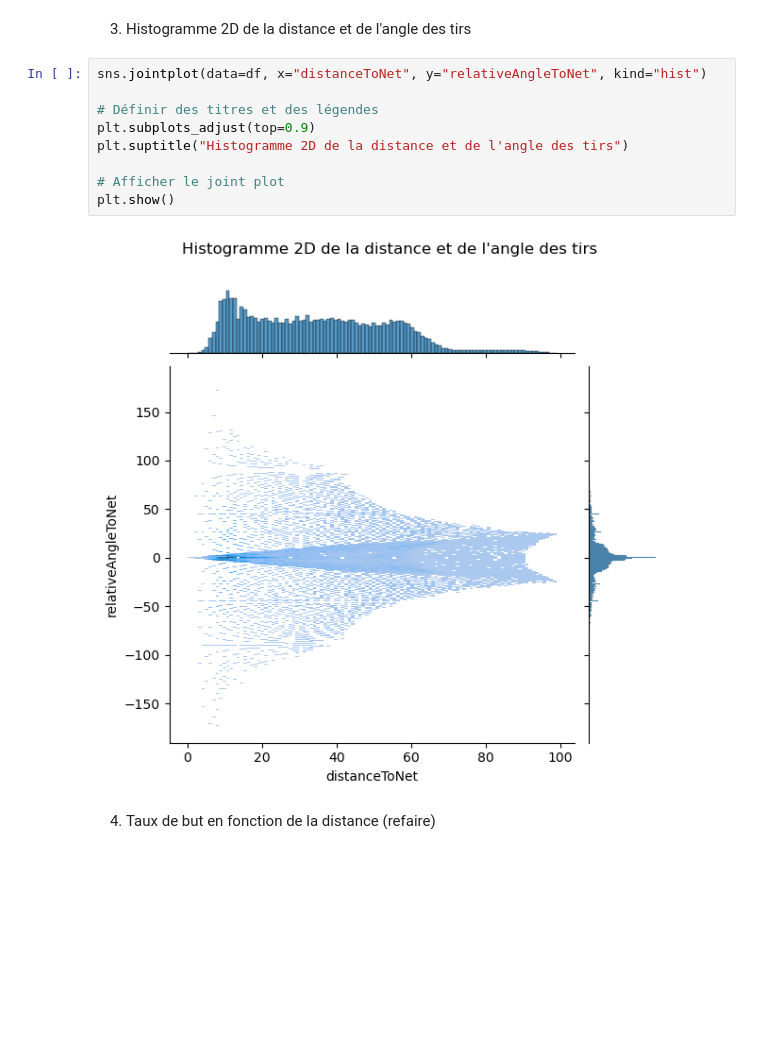
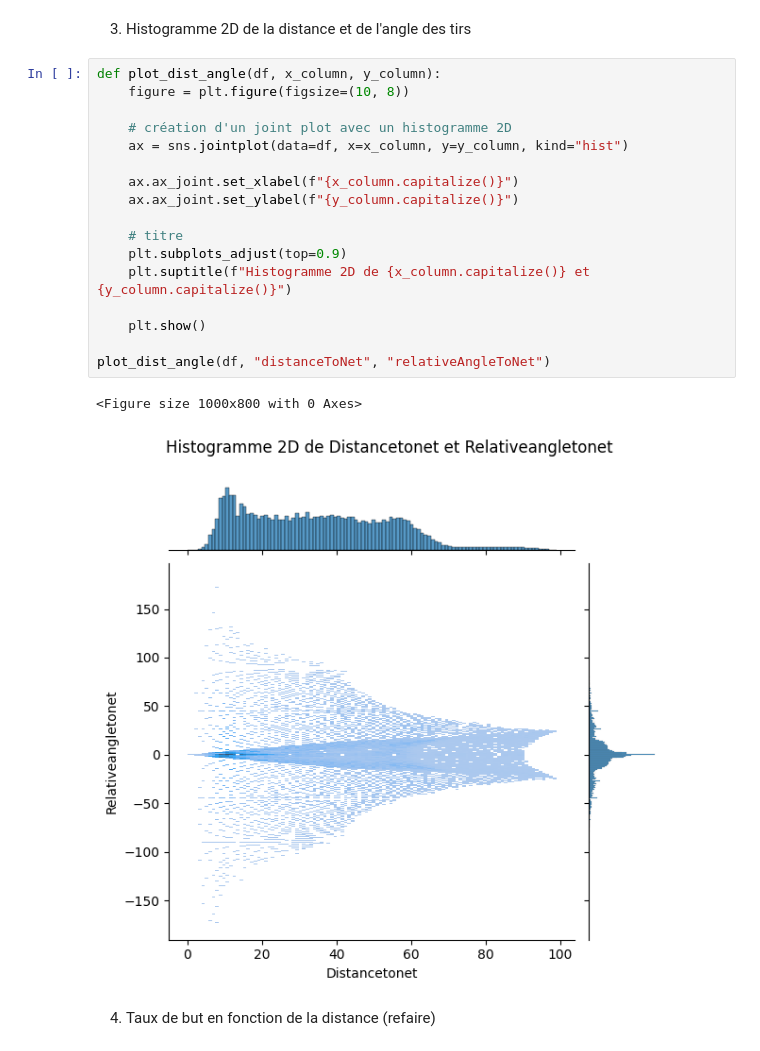
Before and after one commit to Alexia57/A02-projet, a Jupyter notebook: notebooks/Milestone2.ipynb, the cells around one changed output. Cells and saved outputs as stored; diff of their text form; blank space fills up the shorter version.

```diff
--- a/notebooks/Milestone2.ipynb
+++ b/notebooks/Milestone2.ipynb
@@ -186,16 +194,25 @@ plt.show()
 # %% [markdown]
 3) Histogramme 2D de la distance et de l'angle des tirs
-# %%
-sns.jointplot(data=df, x="distanceToNet", y="relativeAngleToNet", kind="hist")
-
-# Définir des titres et des légendes
-plt.subplots_adjust(top=0.9)
-plt.suptitle("Histogramme 2D de la distance et de l'angle des tirs")
-
-# Afficher le joint plot
-plt.show()
-# %% [output]
-[figure, removed]
+# %%
+def plot_dist_angle(df, x_column, y_column):
+    figure = plt.figure(figsize=(10, 8))
+
+    # création d'un joint plot avec un histogramme 2D
+    ax = sns.jointplot(data=df, x=x_column, y=y_column, kind="hist")
+
+    ax.ax_joint.set_xlabel(f"{x_column.capitalize()}")
+    ax.ax_joint.set_ylabel(f"{y_column.capitalize()}")
+
+    # titre
+    plt.subplots_adjust(top=0.9)
+    plt.suptitle(f"Histogramme 2D de {x_column.capitalize()} et {y_column.capitalize()}")
+
+    plt.show()
+
+plot_dist_angle(df, "distanceToNet", "relativeAngleToNet")
+# %% [output]
+<Figure size 1000x800 with 0 Axes>
+[figure, added]
 # %% [markdown]
 4) Taux de but en fonction de la distance (refaire)
 # %%
```
Also changed, not shown: parts of 6 cells of this notebook.
